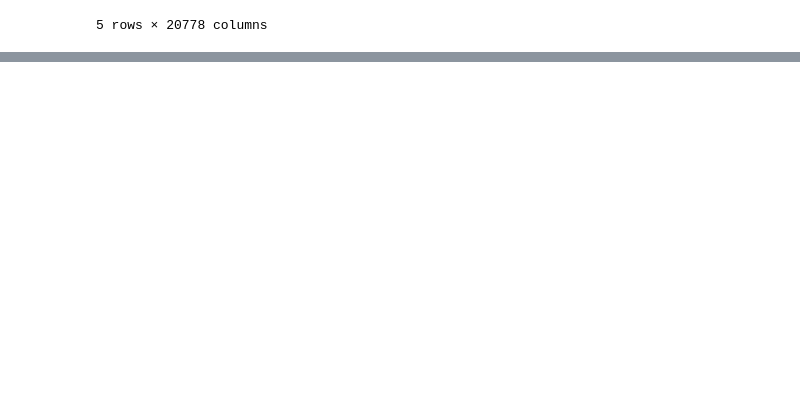
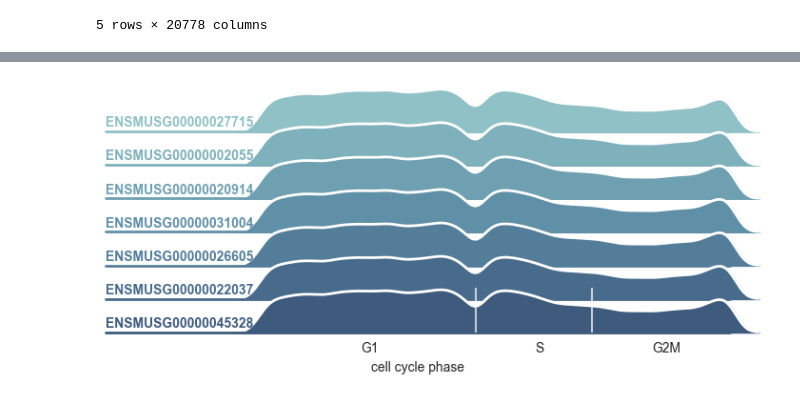
Before and after one commit to SFGLab/Team8_PhaseSpecific_Chromatin_Changes, a Jupyter notebook: FindGenes.ipynb, the cells around one changed output, grey strips where cells are left out. Saved outputs shown, nothing was run; the diff lists cells and outputs as text; code cells hidden in the pictures; blank space fills up the shorter version.

Commit message:
Classification
First attempt at selecting genes by feature selection. It works but it is not exactly what we were looking for.

```diff
--- a/FindGenes.ipynb
+++ b/FindGenes.ipynb
@@ -63,0 +93,3 @@ with open ('data/CycleMeetsExpressions/pseudotime_dict.pickle', 'rb') as f:
+# %%
+selected_features = [X.columns[i] for i in feat_indexes]
+selected_features
@@ -63,0 +104,11 @@ with open ('data/CycleMeetsExpressions/pseudotime_dict.pickle', 'rb') as f:
+# %%
+selected_cols = list(Cell_data.columns[:4]) + selected_features
+# %%
+selected_genes = Cell_data[selected_cols]
+# %%
+# convert the dataframe from white to long
+selected_genes = selected_genes.melt(id_vars=list(Cell_data.columns[:4]),
+									 value_vars=selected_features,
+                                     var_name='gene',
+                                     value_name='expression [RNAseq]',
+									 ignore_index=True)
@@ -63,0 +134,52 @@ with open ('data/CycleMeetsExpressions/pseudotime_dict.pickle', 'rb') as f:
+# %%
+sns.set_style(style='white', rc={'axes.facecolor': (0,0,0,0)})
+
+# Initialize the FacetGrid object
+pal = sns.cubehelix_palette(10, rot=-.25, light=.7)
+g = sns.FacetGrid(
+	selected_genes,
+	row='gene',
+	hue='gene',
+	aspect=15,
+	height=.5,
+	palette=pal
+)
+
+# Draw the densities in a few steps
+g.map(sns.kdeplot, 'pseudotime_proxy',
+	  bw_adjust=.5, clip_on=False,
+	  fill=True, alpha=1, linewidth=1.5)
+g.map(sns.kdeplot, 'pseudotime_proxy', clip_on=False, color='w', lw=2, bw_adjust=.5)
+
+# passing color=None to refline() uses the hue mapping
+g.refline(y=0, linewidth=2, linestyle='-', color=None, clip_on=False)
+
+
+# Define and use a simple function to label the plot in axes coordinates
+def label(x, color, label):
+	ax = plt.gca()
+	ax.text(0, .2, label, fontweight='bold', color=color,
+			ha='left', va='center', transform=ax.transAxes)
+
+
+g.map(label, 'pseudotime_proxy')
+
+# Set the subplots to overlap
+g.figure.subplots_adjust(hspace=-.25)
+
+# Remove axes details that don't play well with overlap
+g.set_titles('')
+g.set(xlim=(-15,44))
+g.set(yticks=[], ylabel='')
+g.set(xticks=[10,26,38], xlabel='cell cycle phase')
+g.set(xticklabels=['G1', 'S', 'G2M'])
+
+plt.axvline(x=20, c='white',lw=1.5, alpha=.7)
+plt.axvline(x=31, c='white',lw=1.5, alpha=.7)
+
+g.despine(bottom=True, left=True)
+
+plt.savefig('Figs/Example_genes_2.png',
+			bbox_inches='tight')
+# %% [output]
+[figure, added]
```
Also changed, not shown: parts of 14 cells of this notebook, 4 other files.
